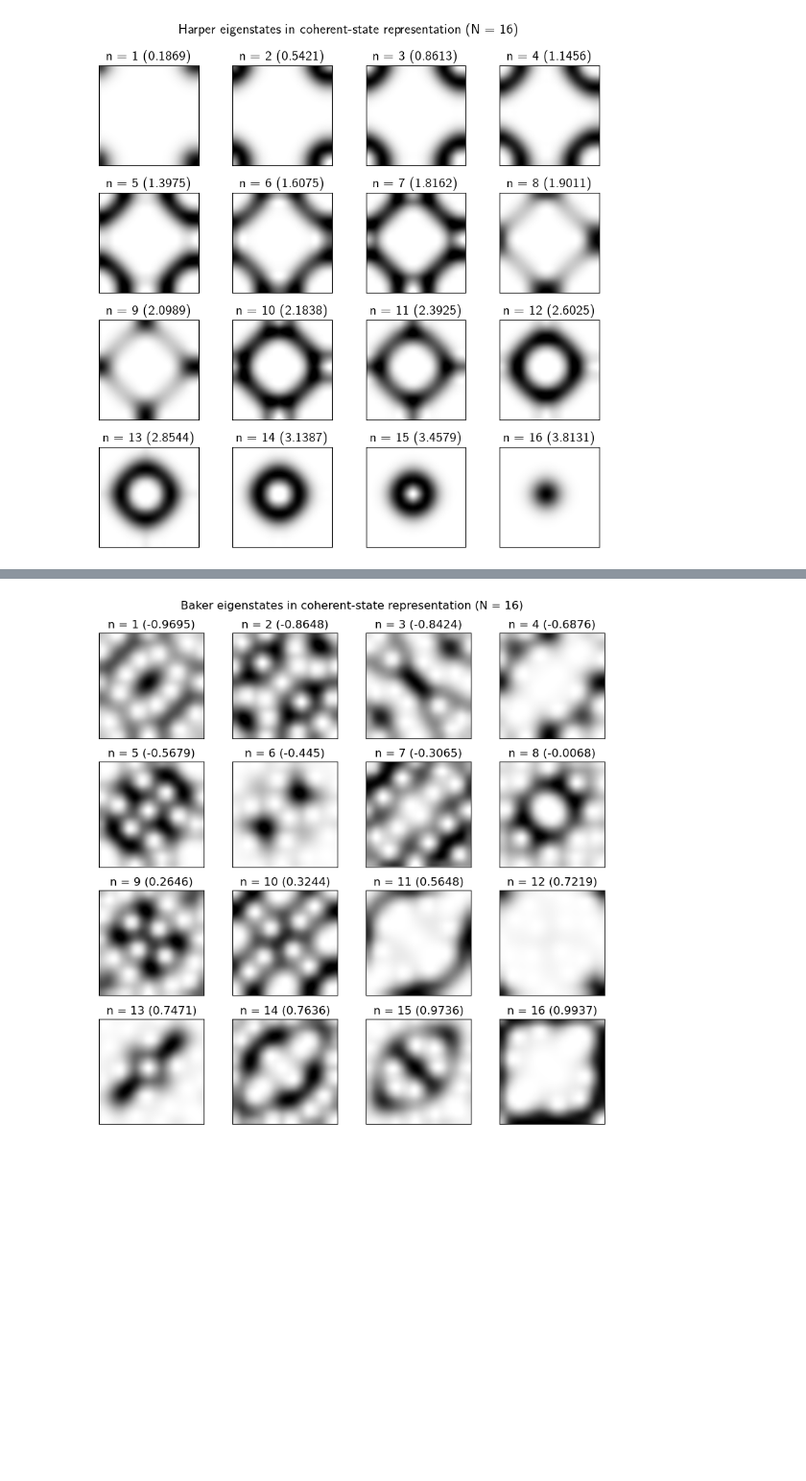
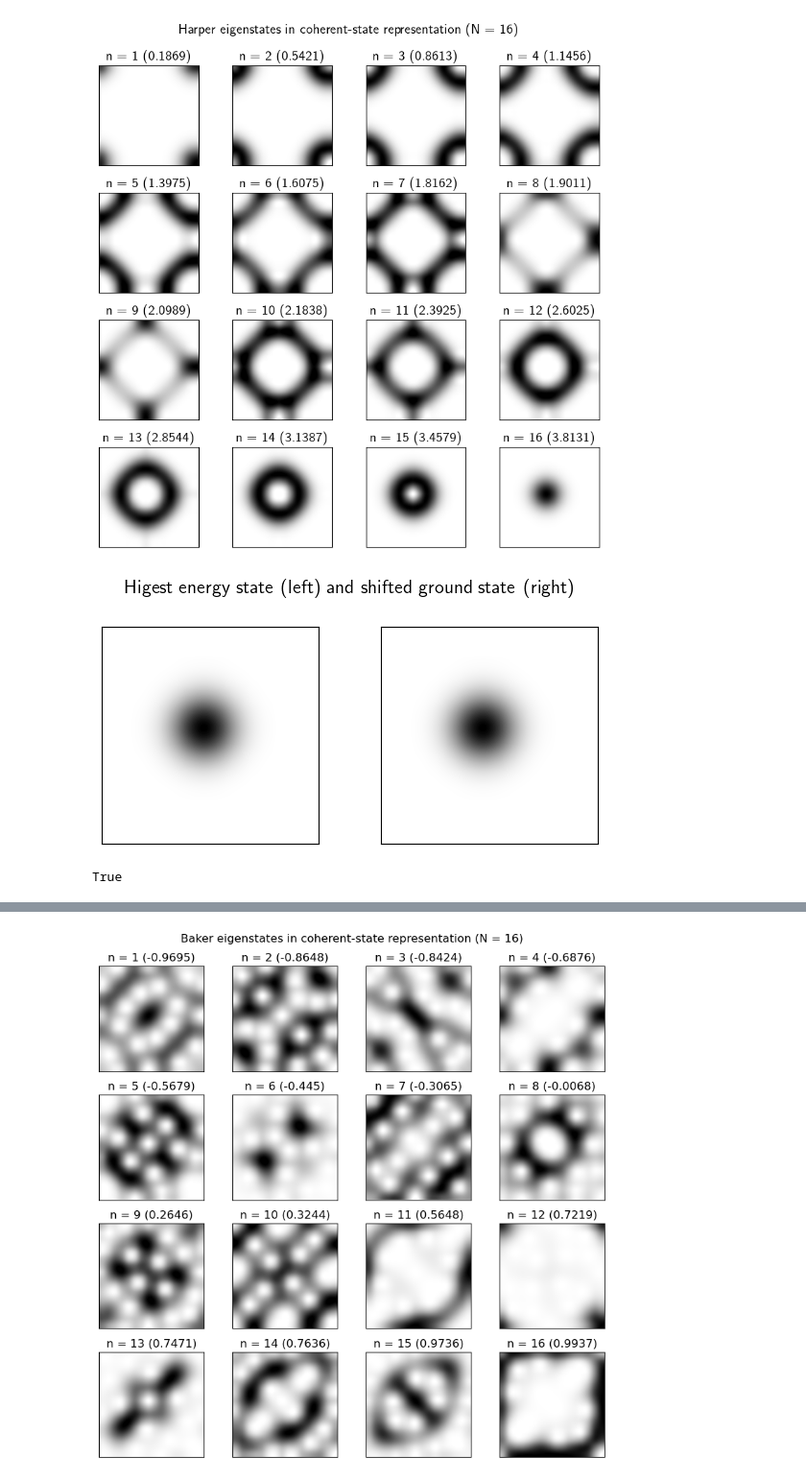
Before and after one commit to IBArbitrary/qbm, a Jupyter notebook: qbm-nb.ipynb, the cells around one changed output, grey strips where cells are left out. Shown: that part at 96% size. Drawn from its saved outputs; the diff is of its cells as text; code cells hidden in the pictures; blank space fills up the shorter version.

```diff
--- a/qbm-nb.ipynb
+++ b/qbm-nb.ipynb
@@ -128,3 +128,33 @@ hs = harper_states_pq(s)
 plot_harper_states(*hs, cmap='binary')
 # %% [output]
 [figure]
+# %%
+h0 = s.harper_states['evecs'][0]
+h0s = s.T_pq(8, 8) @ h0
+# %%
+N = s.N
+h0s_pq = np.zeros((N, N))
+for p in range(N):
+    for q in range(N):
+        h0s_pq[q, p] = s.W_pq(q+1, p+1, h0s)
+# %%
+fig, axes = plt.subplots(1, 2, figsize=(6, 3))
+cmap = "binary"
+interp = "spline16"
+X = np.linspace(0, s.N-1, s.N)
+Y = np.linspace(0, s.N-1, s.N)
+
+axes[0].matshow(hs[0][-1].T, cmap=cmap, interpolation=interp)
+# axes[0].contour(X, Y, hs[0][-1], cmap='binary')
+axes[1].matshow(h0s_pq.T, cmap=cmap, interpolation=interp)
+# axes[1].contour(X, Y, h0s_pq, cmap='binary')
+for ax in axes.ravel():
+    # ax.set_axis_off()
+    ax.set_xticks([])
+    ax.set_yticks([])
+    ax.set(aspect=1)
+plt.suptitle(f'Higest energy state (left) and shifted ground state (right)')
+plt.tight_layout()
+plt.show()
+# %% [output]
+[figure, added]
@@ -130,0 +166,5 @@ plot_harper_states(*hs, cmap='binary')
+# %%
+outeq = [testeq(_) for _ in range(s.N)]
+np.all(outeq)
+# %% [output]
+True
```
Also changed, not shown: parts of 8 cells of this notebook, 1 other file.
